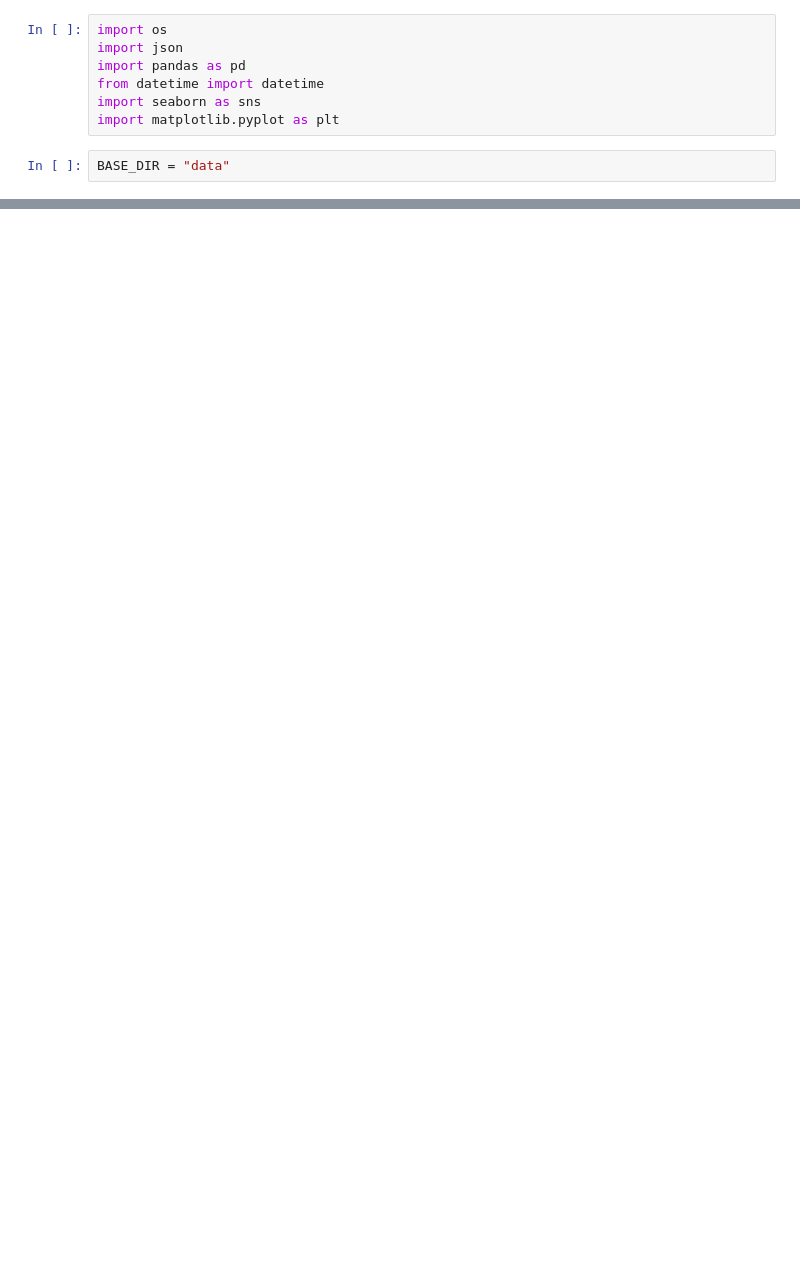
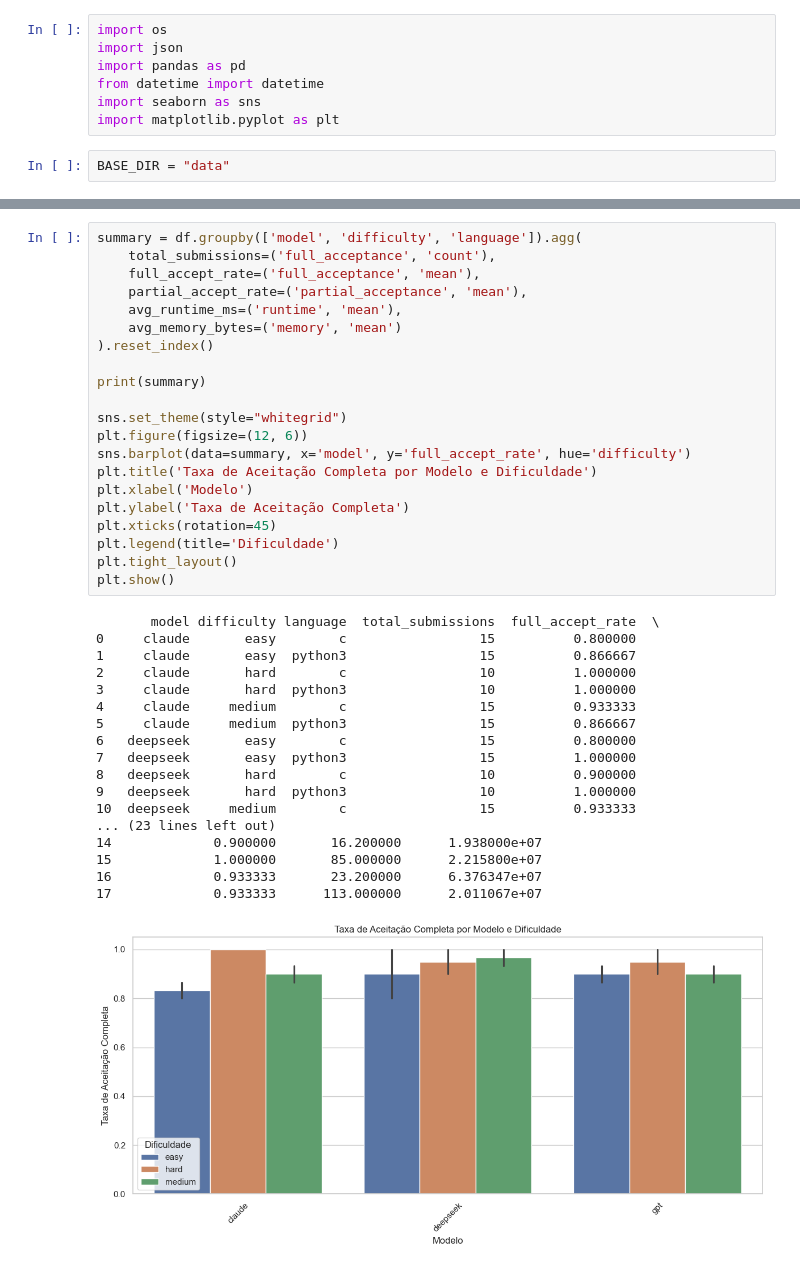
Before and after one commit to IvanAssis07/MES_UFMG, a Jupyter notebook: analise.ipynb, the cells around one changed output, grey strips where cells are left out. Drawn from its saved outputs; the diff is of its cells as text; blank space fills up the shorter version.

```diff
--- a/analise.ipynb
+++ b/analise.ipynb
@@ -168,0 +97,40 @@ plt.show()
+# %%
+summary = df.groupby(['model', 'difficulty', 'language']).agg(
+    total_submissions=('full_acceptance', 'count'),
+    full_accept_rate=('full_acceptance', 'mean'),
+    partial_accept_rate=('partial_acceptance', 'mean'),
+    avg_runtime_ms=('runtime', 'mean'),
+    avg_memory_bytes=('memory', 'mean')
+).reset_index()
+
+print(summary)
+
+sns.set_theme(style="whitegrid")
+plt.figure(figsize=(12, 6))
+sns.barplot(data=summary, x='model', y='full_accept_rate', hue='difficulty')
+plt.title('Taxa de Aceitação Completa por Modelo e Dificuldade')
+plt.xlabel('Modelo')
+plt.ylabel('Taxa de Aceitação Completa')
+plt.xticks(rotation=45)
+plt.legend(title='Dificuldade')
+plt.tight_layout()
+plt.show()
+# %% [output]
+       model difficulty language  total_submissions  full_accept_rate  \
+0     claude       easy        c                 15          0.800000
+1     claude       easy  python3                 15          0.866667
+2     claude       hard        c                 10          1.000000
+3     claude       hard  python3                 10          1.000000
+4     claude     medium        c                 15          0.933333
+5     claude     medium  python3                 15          0.866667
+6   deepseek       easy        c                 15          0.800000
+7   deepseek       easy  python3                 15          1.000000
+8   deepseek       hard        c                 10          0.900000
+9   deepseek       hard  python3                 10          1.000000
+10  deepseek     medium        c                 15          0.933333
+... (23 lines left out)
+14             0.900000       16.200000      1.938000e+07
+15             1.000000       85.000000      2.215800e+07
+16             0.933333       23.200000      6.376347e+07
+17             0.933333      113.000000      2.011067e+07
+[figure, added]
```
Also changed, not shown: parts of 3 cells of this notebook.
